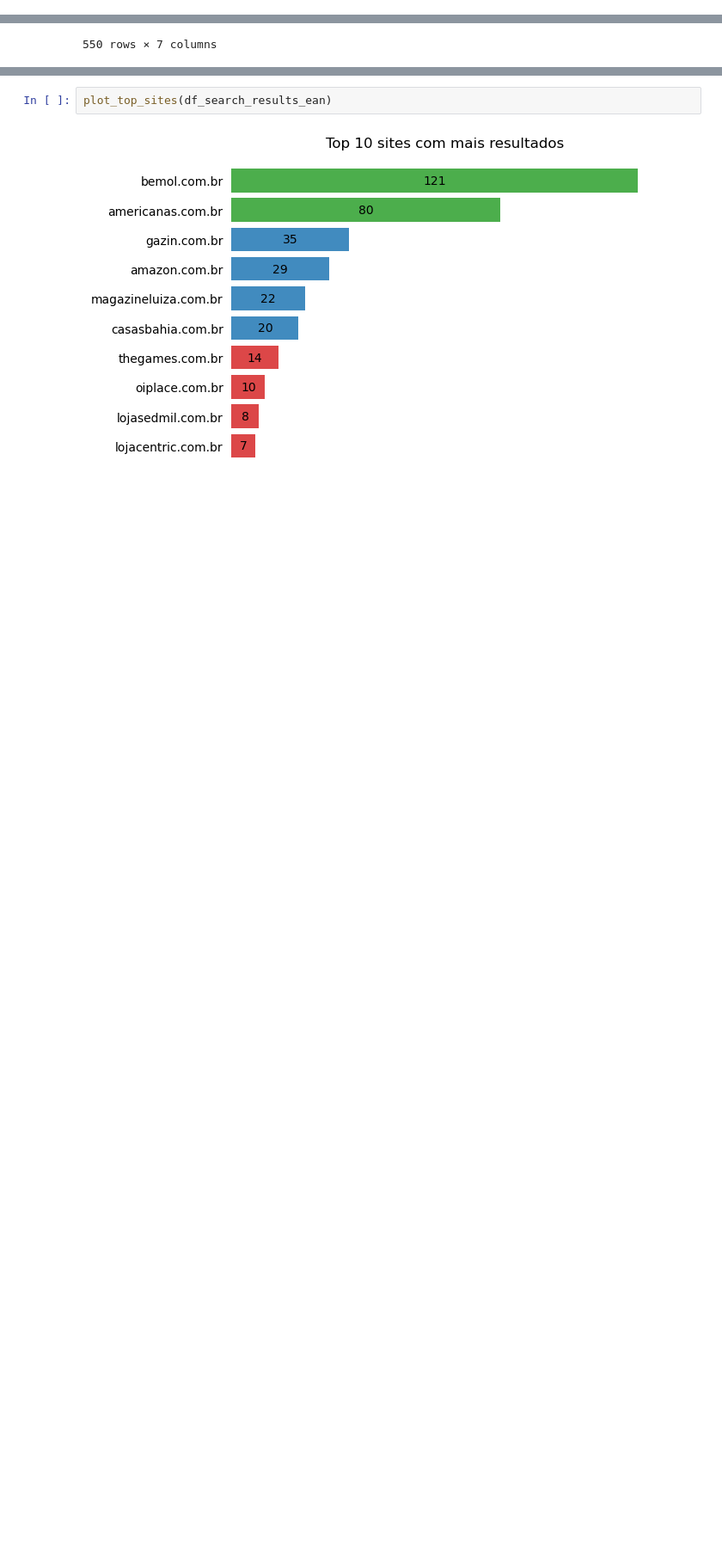
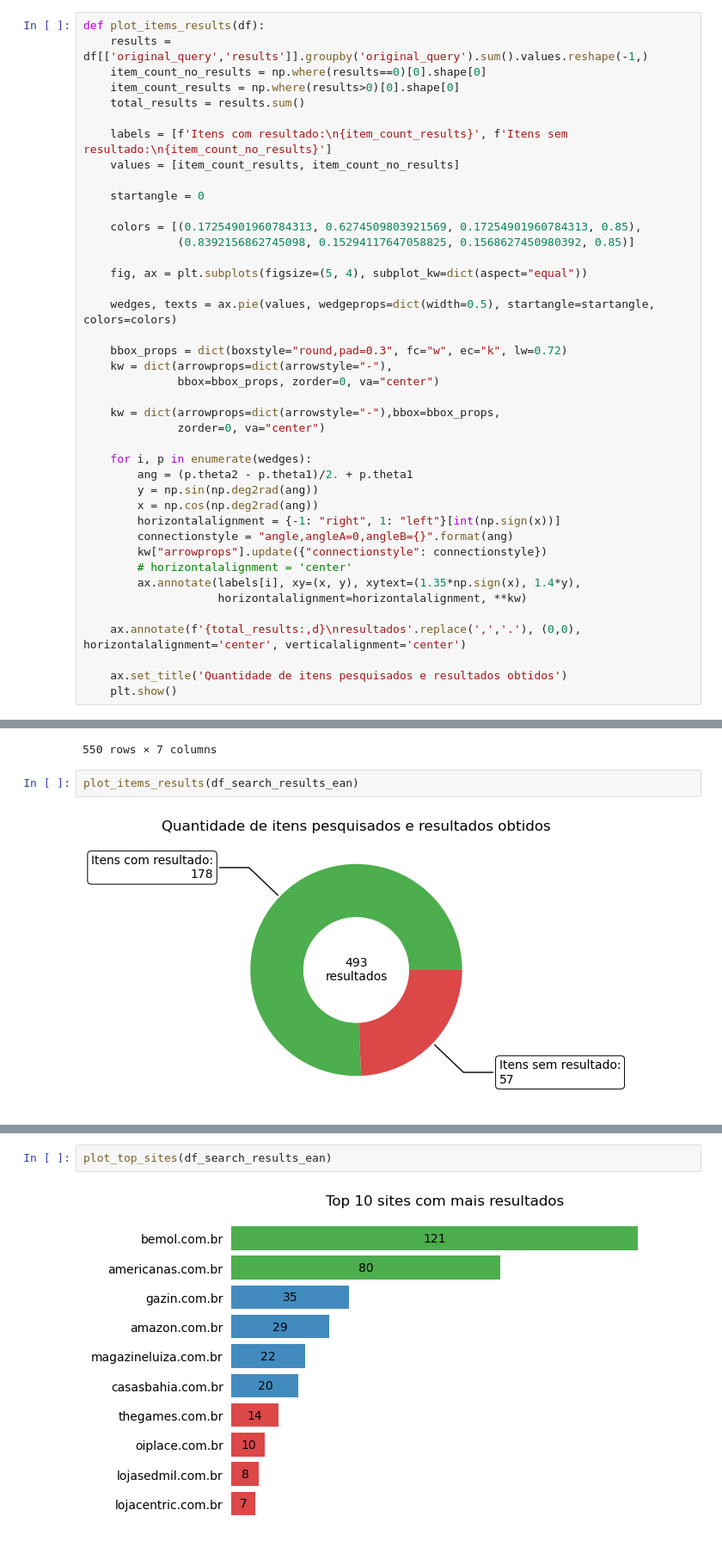
Before and after one commit to InovaFiscaliza/certificacao-homologacao, a Jupyter notebook: analise_exploratoria.ipynb, the cells around one changed output, grey strips where cells are left out. Shown at 86% size. Drawn from its saved outputs; the diff is of its cells as text; blank space fills up the shorter version.

```diff
--- a/analise_exploratoria.ipynb
+++ b/analise_exploratoria.ipynb
@@ -36,6 +36,47 @@ def extract_site(url):
         return parsed_url
     else:
         return '-'
+# %%
+def plot_items_results(df):
+    results = df[['original_query','results']].groupby('original_query').sum().values.reshape(-1,)
+    item_count_no_results = np.where(results==0)[0].shape[0]
+    item_count_results = np.where(results>0)[0].shape[0]
+    total_results = results.sum()
+
+    labels = [f'Itens com resultado:\n{item_count_results}', f'Itens sem resultado:\n{item_count_no_results}']
+    values = [item_count_results, item_count_no_results]
+
+    startangle = 0
+
+    colors = [(0.17254901960784313, 0.6274509803921569, 0.17254901960784313, 0.85),
+              (0.8392156862745098, 0.15294117647058825, 0.1568627450980392, 0.85)]
+
+    fig, ax = plt.subplots(figsize=(5, 4), subplot_kw=dict(aspect="equal"))
+
+    wedges, texts = ax.pie(values, wedgeprops=dict(width=0.5), startangle=startangle, colors=colors)
+
+    bbox_props = dict(boxstyle="round,pad=0.3", fc="w", ec="k", lw=0.72)
+    kw = dict(arrowprops=dict(arrowstyle="-"),
+              bbox=bbox_props, zorder=0, va="center")
+
+    kw = dict(arrowprops=dict(arrowstyle="-"),bbox=bbox_props,
+              zorder=0, va="center")
+
+    for i, p in enumerate(wedges):
+        ang = (p.theta2 - p.theta1)/2. + p.theta1
+        y = np.sin(np.deg2rad(ang))
+        x = np.cos(np.deg2rad(ang))
+        horizontalalignment = {-1: "right", 1: "left"}[int(np.sign(x))]
+        connectionstyle = "angle,angleA=0,angleB={}".format(ang)
+        kw["arrowprops"].update({"connectionstyle": connectionstyle})
+        # horizontalalignment = 'center'
+        ax.annotate(labels[i], xy=(x, y), xytext=(1.35*np.sign(x), 1.4*y),
+                    horizontalalignment=horizontalalignment, **kw)
+
+    ax.annotate(f'{total_results:,d}\nresultados'.replace(',','.'), (0,0), horizontalalignment='center', verticalalignment='center')
+
+    ax.set_title('Quantidade de itens pesquisados e resultados obtidos')
+    plt.show()
 # %%
 def plot_results_count(df,bins=DEFAULT_BINS):
 
@@ -244,6 +292,10 @@ df_search_results_ean
 | 548 | Google | 7908426308959 | Smartphone Xiaomi Poco M4 5G 128G... | https://www.bemol.com.br/smartpho... | EAN:7908426308959. Aviso:Imagens ... | 1 | bemol.com.br |
 | 549 | Google | 7908426308966 | Smartphone Xiaomi Poco M4 5G 128G... | https://www.bemol.com.br/smartpho... | EAN:7908426308966. Aviso:Imagens ... | 1 | bemol.com.br |
 550 rows × 7 columns
+# %%
+plot_items_results(df_search_results_ean)
+# %% [output]
+[figure, added]
 # %%
 plot_results_count(df_search_results_ean)
 # %% [output]
```
Also changed, not shown: parts of 3 cells of this notebook.
